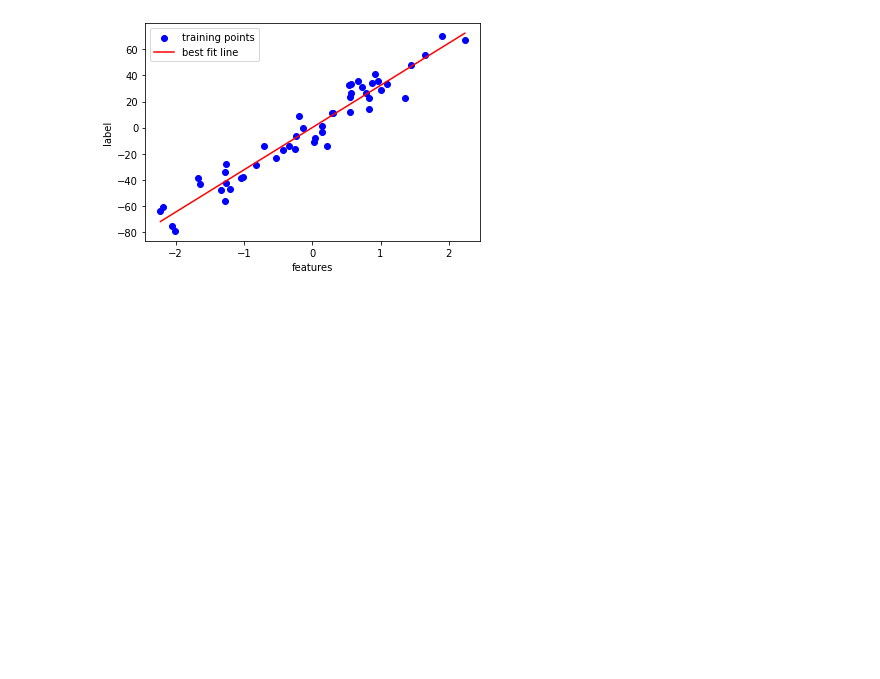
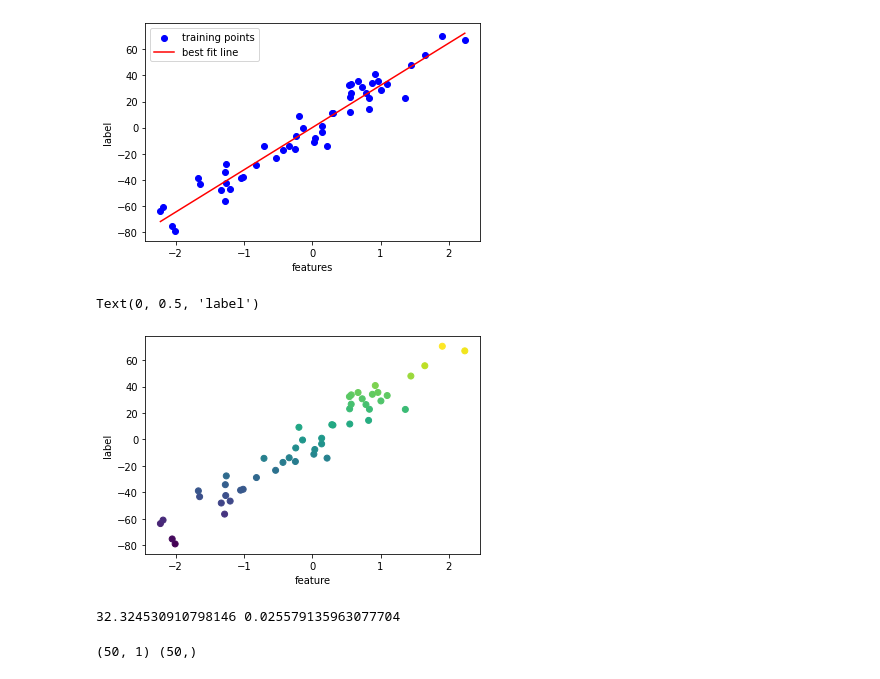
Before and after one commit to gsub17/PYTHON_BASIC, a Jupyter notebook: Data Science/06 Numpy - Univariate linear regression.ipynb, the cells around one changed output. Drawn from its saved outputs; the diff is of its cells as text; code cells hidden in the pictures; blank space fills up the shorter version.

Commit message:
practicing linear regression

```diff
--- a/Data Science/06 Numpy - Univariate linear regression.ipynb
+++ b/Data Science/06 Numpy - Univariate linear regression.ipynb
@@ -88,0 +91,20 @@ plt.show()
+# %%
+X = np.load("E:\PYTHON_BASIC\Data Science\KNN\Regression\X_data.npy")
+y = np.load("E:\PYTHON_BASIC\Data Science\KNN\Regression\Y_data.npy")
+# %%
+plt.scatter(X , y , c = y)
+plt.xlabel("feature")
+plt.ylabel("label")
+# %% [output]
+Text(0, 0.5, 'label')
+[figure, added]
+# %%
+m = ((X[:,0]*y).mean() - X[:,0].mean()*y.mean())/((X[:,0]**2).mean() - (X[:,0].mean())**2)
+c = y.mean() - m*X[:,0].mean()
+print(m,c)
+# %% [output]
+32.324530910798146 0.025579135963077704
+# %%
+print(X.shape , y.shape)
+# %% [output]
+(50, 1) (50,)
```
Also changed, not shown: parts of 3 cells of this notebook.
